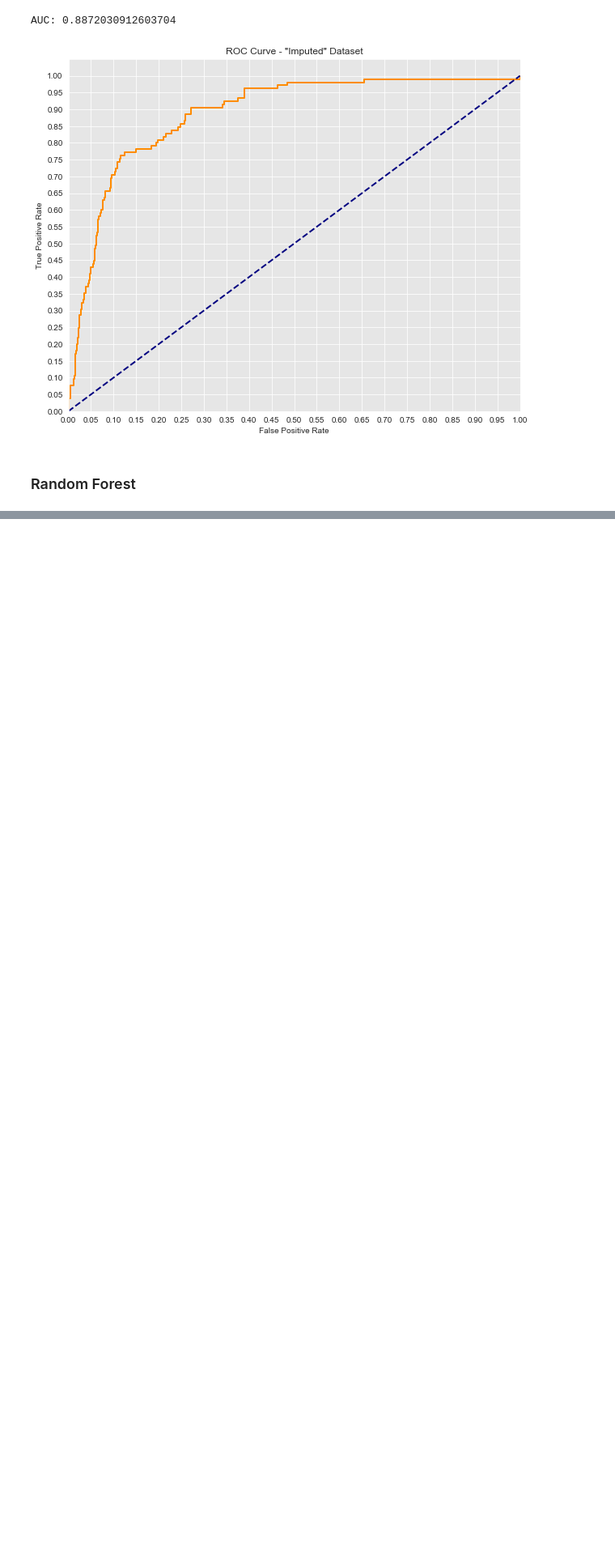
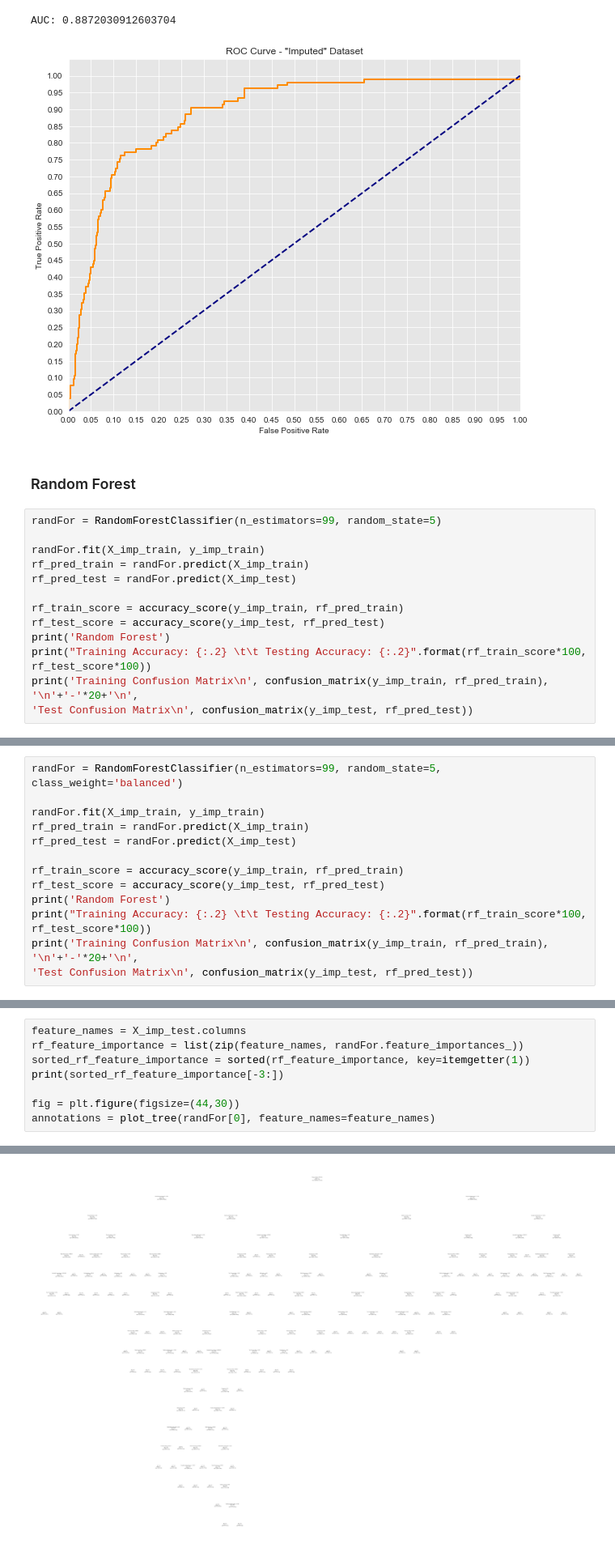
Before and after one commit to nateej1/AmericanDream_Geo, a Jupyter notebook: notebooks/03_analysis/20190910-ndj-Classification_Modeling_County_Mobility.ipynb, the cells around one changed output, grey strips where cells are left out. Shown at 81% size. Cells and saved outputs as stored; diff of their text form; blank space fills up the shorter version.

Commit message:
Added random forest model. Rendered map with layers

```diff
--- a/notebooks/03_analysis/20190910-ndj-Classification_Modeling_County_Mobility.ipynb
+++ b/notebooks/03_analysis/20190910-ndj-Classification_Modeling_County_Mobility.ipynb
@@ -557,3 +558,17 @@ AUC: 0.8872030912603704
 [figure]
 # %% [markdown]
 ### Random Forest
+# %%
+randFor = RandomForestClassifier(n_estimators=99, random_state=5)
+
+randFor.fit(X_imp_train, y_imp_train)
+rf_pred_train = randFor.predict(X_imp_train)
+rf_pred_test = randFor.predict(X_imp_test)
+
+rf_train_score = accuracy_score(y_imp_train, rf_pred_train)
+rf_test_score = accuracy_score(y_imp_test, rf_pred_test)
+print('Random Forest')
+print("Training Accuracy: {:.2} \t\t Testing Accuracy: {:.2}".format(rf_train_score*100, rf_test_score*100))
+print('Training Confusion Matrix\n', confusion_matrix(y_imp_train, rf_pred_train),
+'\n'+'-'*20+'\n',
+'Test Confusion Matrix\n', confusion_matrix(y_imp_test, rf_pred_test))
@@ -559,0 +585,14 @@ AUC: 0.8872030912603704
+# %%
+randFor = RandomForestClassifier(n_estimators=99, random_state=5, class_weight='balanced')
+
+randFor.fit(X_imp_train, y_imp_train)
+rf_pred_train = randFor.predict(X_imp_train)
+rf_pred_test = randFor.predict(X_imp_test)
+
+rf_train_score = accuracy_score(y_imp_train, rf_pred_train)
+rf_test_score = accuracy_score(y_imp_test, rf_pred_test)
+print('Random Forest')
+print("Training Accuracy: {:.2} \t\t Testing Accuracy: {:.2}".format(rf_train_score*100, rf_test_score*100))
+print('Training Confusion Matrix\n', confusion_matrix(y_imp_train, rf_pred_train),
+'\n'+'-'*20+'\n',
+'Test Confusion Matrix\n', confusion_matrix(y_imp_test, rf_pred_test))
@@ -559,0 +622,9 @@ AUC: 0.8872030912603704
+# %%
+feature_names = X_imp_test.columns
+rf_feature_importance = list(zip(feature_names, randFor.feature_importances_))
+sorted_rf_feature_importance = sorted(rf_feature_importance, key=itemgetter(1))
+print(sorted_rf_feature_importance[-3:])
+
+fig = plt.figure(figsize=(44,30))
+annotations = plot_tree(randFor[0], feature_names=feature_names)
+# %% [output]
@@ -560 +632,2 @@ AUC: 0.8872030912603704
+[figure, added]
 # %% [markdown]
```
Also changed, not shown: parts of 10 cells of this notebook, 6 other files.
